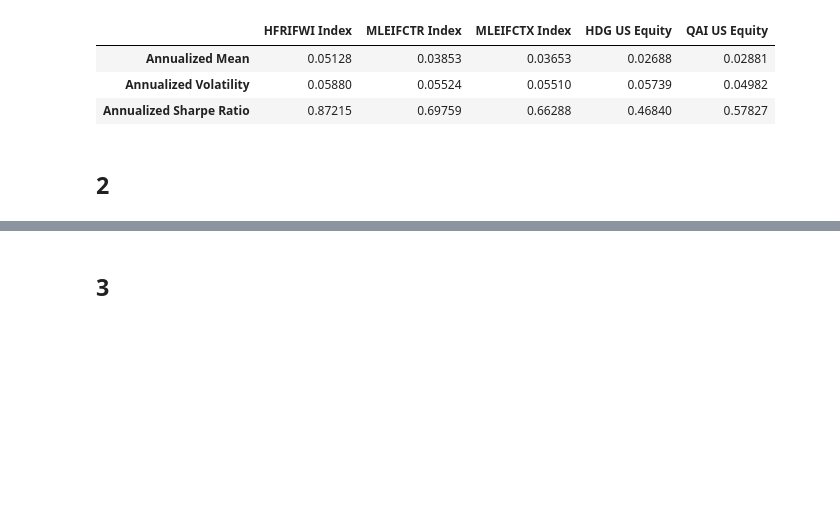
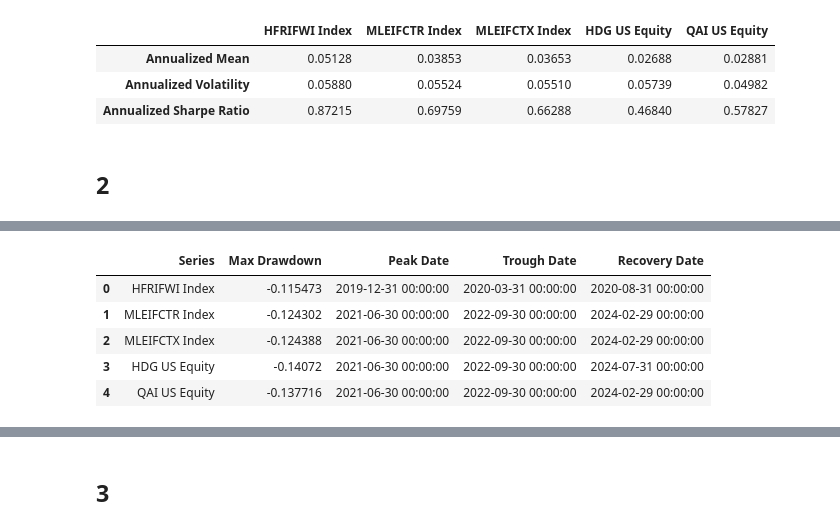
Before and after one commit to skajiyam/FINM-36700-Portfolio-and-Risk-Management, a Jupyter notebook: ProShares/2_analyzing_the_data.ipynb, the cells around one changed output, grey strips where cells are left out. Cells and saved outputs as stored; diff of their text form; code cells hidden in the pictures; blank space fills up the shorter version.

```diff
--- a/ProShares/2_analyzing_the_data.ipynb
+++ b/ProShares/2_analyzing_the_data.ipynb
@@ -127,3 +85,43 @@ all_tail_risk_stats(hf_data)
+# %%
+#MDD Data:
+def max_drawdown_with_dates(series: pd.Series):
+    s = series.dropna()
+    if s.empty:
+        return pd.Series([np.nan, pd.NaT, pd.NaT, pd.NaT],
+                         index=["Max Drawdown", "Peak Date", "Trough Date", "Recovery Date"])
+
+    wealth = (1 + s).cumprod()
+    run_max = wealth.cummax()
+    dd = wealth / run_max - 1.0
+
+    trough_idx = dd.idxmin()
+    mdd = dd.loc[trough_idx]
+
+    # Calculate Max
+    pre_trough = dd.loc[:trough_idx]
+    peak_candidates = pre_trough[pre_trough == 0.0]
+    peak_date = peak_candidates.index.max() if not peak_candidates.empty else s.index.min()
+
+    # Calculate Recovery
+    prev_peak_level = run_max.loc[trough_idx]
+    post_trough = wealth.loc[trough_idx:]
+    recovered = post_trough[post_trough >= prev_peak_level]
+    recovery_date = recovered.index.min() if not recovered.empty else pd.NaT
+
+    return pd.Series([mdd, peak_date, trough_idx, recovery_date],
+                     index=["Max Drawdown", "Peak Date", "Trough Date", "Recovery Date"])
+
+mdd_table = hf_data.apply(max_drawdown_with_dates, axis=0).T
+mdd_table.index.name = "Series"
+mdd_table = mdd_table.reset_index()
+mdd_table
+# %% [output]
+|  | Series | Max Drawdown | Peak Date | Trough Date | Recovery Date |
+| 0 | HFRIFWI Index | -0.115473 | 2019-12-31 00:00:00 | 2020-03-31 00:00:00 | 2020-08-31 00:00:00 |
+| 1 | MLEIFCTR Index | -0.124302 | 2021-06-30 00:00:00 | 2022-09-30 00:00:00 | 2024-02-29 00:00:00 |
+| 2 | MLEIFCTX Index | -0.124388 | 2021-06-30 00:00:00 | 2022-09-30 00:00:00 | 2024-02-29 00:00:00 |
+| 3 | HDG US Equity | -0.14072 | 2021-06-30 00:00:00 | 2022-09-30 00:00:00 | 2024-07-31 00:00:00 |
+| 4 | QAI US Equity | -0.137716 | 2021-06-30 00:00:00 | 2022-09-30 00:00:00 | 2024-02-29 00:00:00 |
 # %%
 # Show plot
 (hf_data + 1).cumprod().plot(figsize=(15, 7), title='Hedge Fund Series Gross Returns')
```
Also changed, not shown: parts of 6 cells of this notebook, 1 other file.
